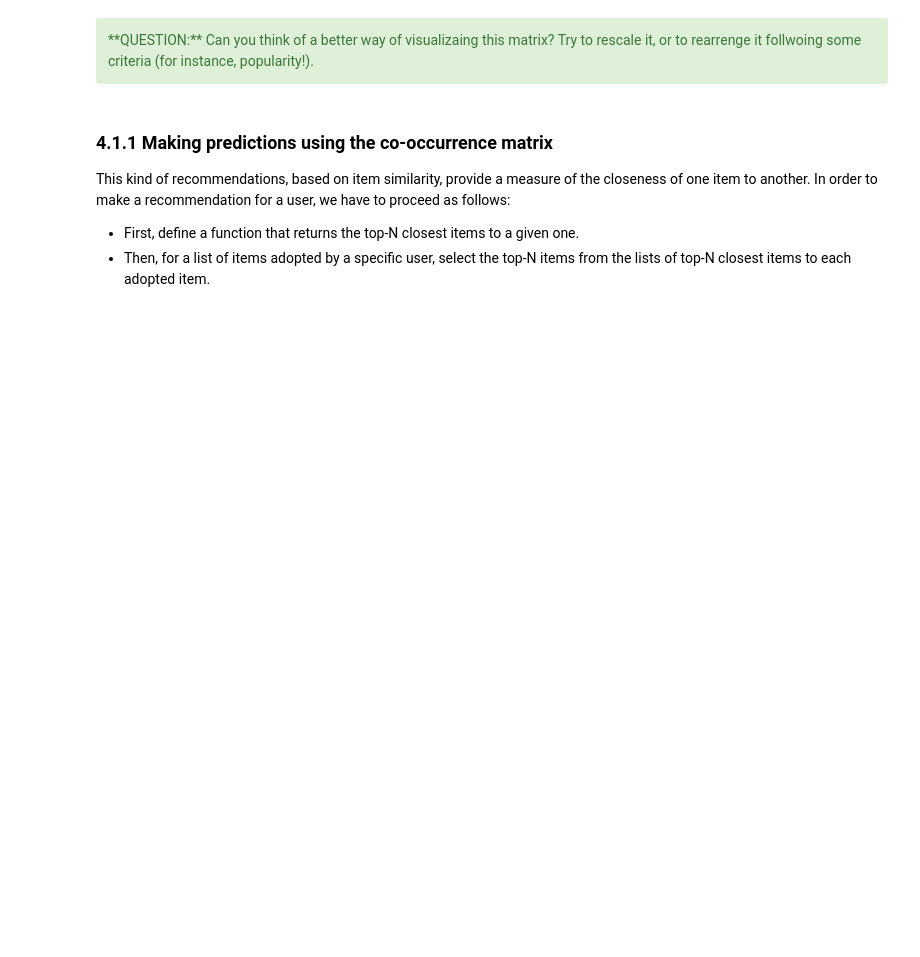
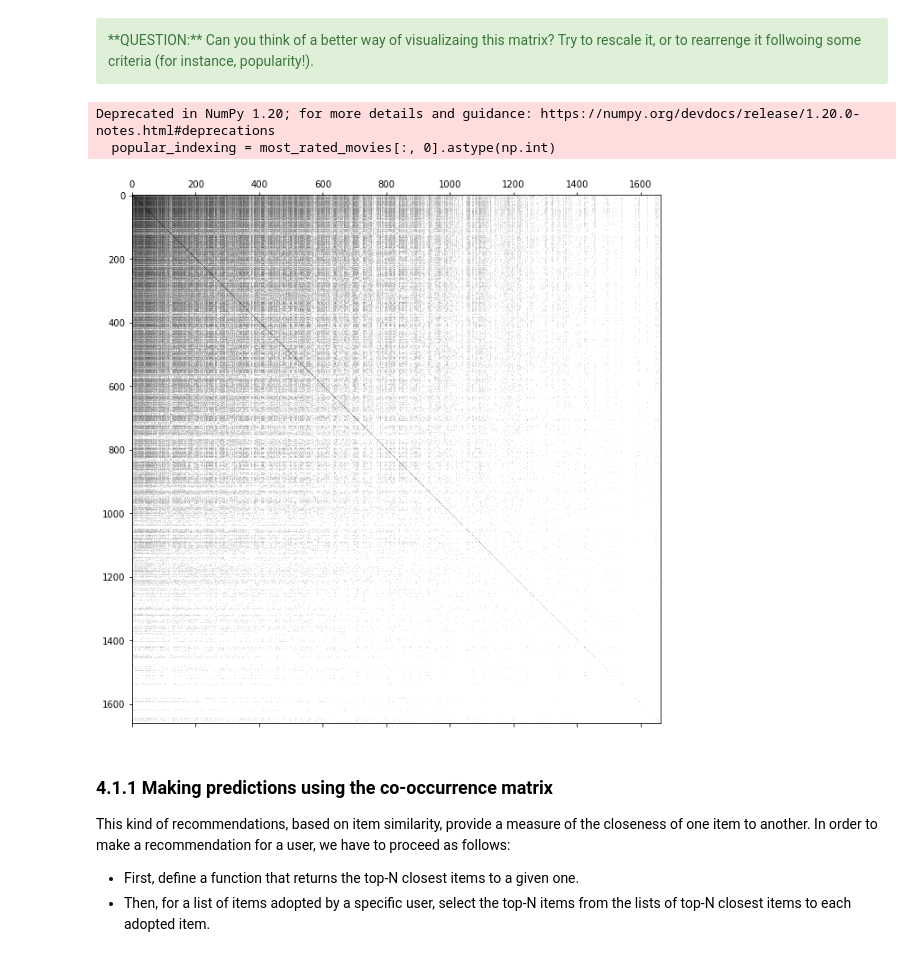
Before and after one commit to robertomanzanolopez/master-kschool, a Jupyter notebook: 15_Sistemas_de_recomendacion/RecSys_student_version.ipynb, the cells around one changed output. Drawn from its saved outputs; the diff is of its cells as text; code cells hidden in the pictures; blank space fills up the shorter version.

```diff
--- a/15_Sistemas_de_recomendacion/RecSys_student_version.ipynb
+++ b/15_Sistemas_de_recomendacion/RecSys_student_version.ipynb
@@ -1070,4 +1062,5 @@ The idea is to recommend movies similar to the movies already seen by a user. A
 </table>
 # %%
 # create a dictionary of movies per user
-moviesPerUser = ...
+moviesPerUser = train[train.rating >= 4.0].groupby('user_id')['item_id'].apply(np.array).to_dict()
+moviesPerUser
@@ -1074,3 +1085,4 @@ moviesPerUser = ...
 # %%
 # calculate the number of items in train
-n_items = ...
+n_items = len(unique_item_dict.keys())
+n_items
@@ -1077,6 +1091,9 @@ n_items = ...
 # %%
 # co-ocurrance matrix will have shape=[n_items,n_items]
-coMatrix = ...
+coMatrix = np.zeros((n_items, n_items))
+for user,movies in moviesPerUser.items():
+    for m in movies:
+        coMatrix[m, movies] += 1
 # %%
 # visualize the matrix
 plt.matshow(coMatrix, fignum=1000, cmap=plt.cm.binary)
@@ -1087,13 +1106,17 @@ plt.show()
 **QUESTION:** Can you think of a better way of visualizaing this matrix? Try to rescale it, or to rearrenge it follwoing some criteria (for instance, popularity!).
 </div>
 # %%
-popular_indexing = mostRatedMovies[:, 0].astype(np.int)
+popular_indexing = most_rated_movies[:, 0].astype(np.int)
 coMatrix_sorted = coMatrix[:,popular_indexing]
 coMatrix_sorted_total = coMatrix_sorted[popular_indexing, :]
 log_scale = np.log(coMatrix_sorted_total+1.0)
 plt.matshow(log_scale, fignum=1000, cmap=plt.cm.binary)
 plt.gcf().set_size_inches(18.5, 10.5)
 plt.show()
+# %% [output]
+Deprecated in NumPy 1.20; for more details and guidance: https://numpy.org/devdocs/release/1.20.0-notes.html#deprecations
+  popular_indexing = most_rated_movies[:, 0].astype(np.int)
+[figure, added]
 # %% [markdown]
 ### 4.1.1 Making predictions using the co-occurrence matrix
 
```
Also changed, not shown: parts of 68 cells of this notebook.
